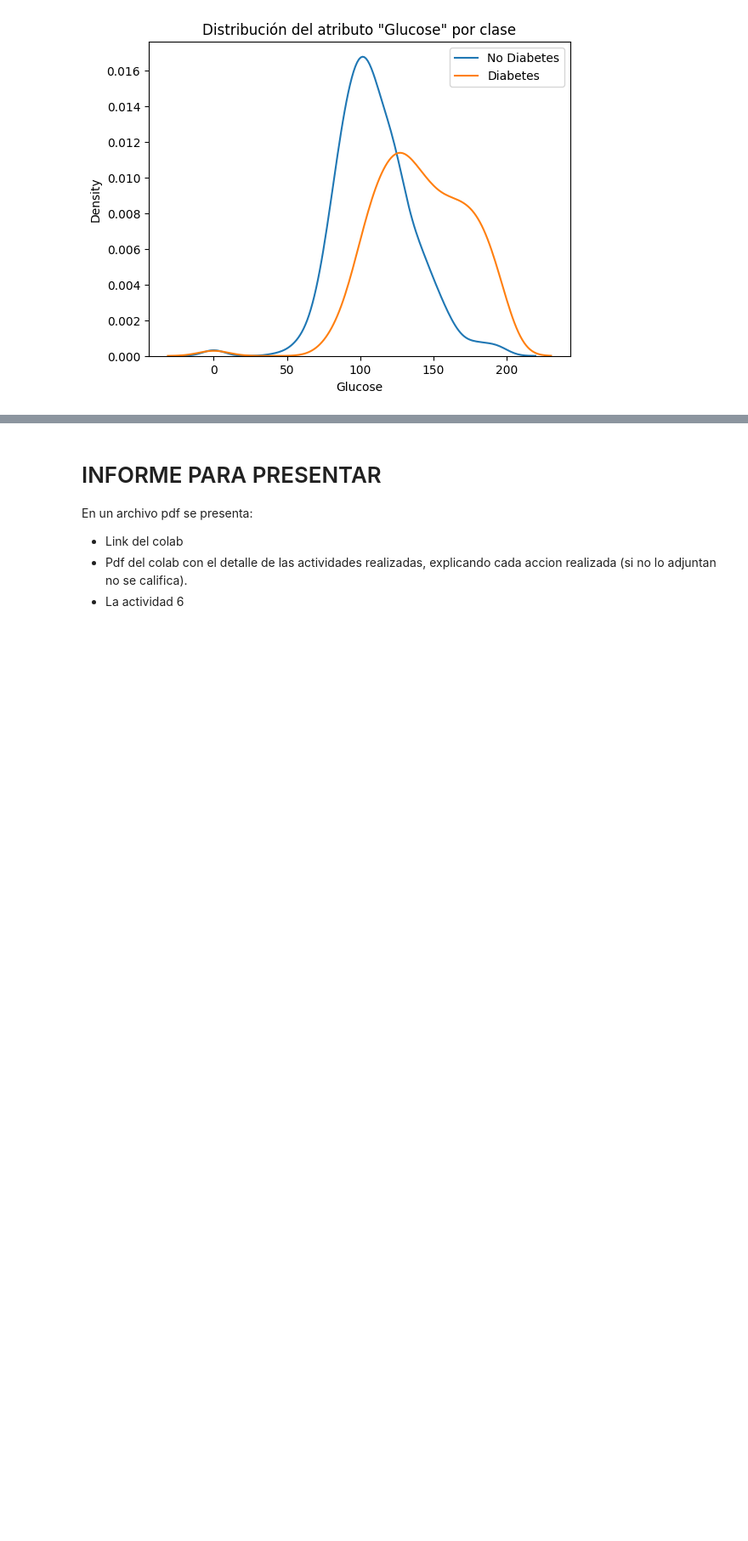
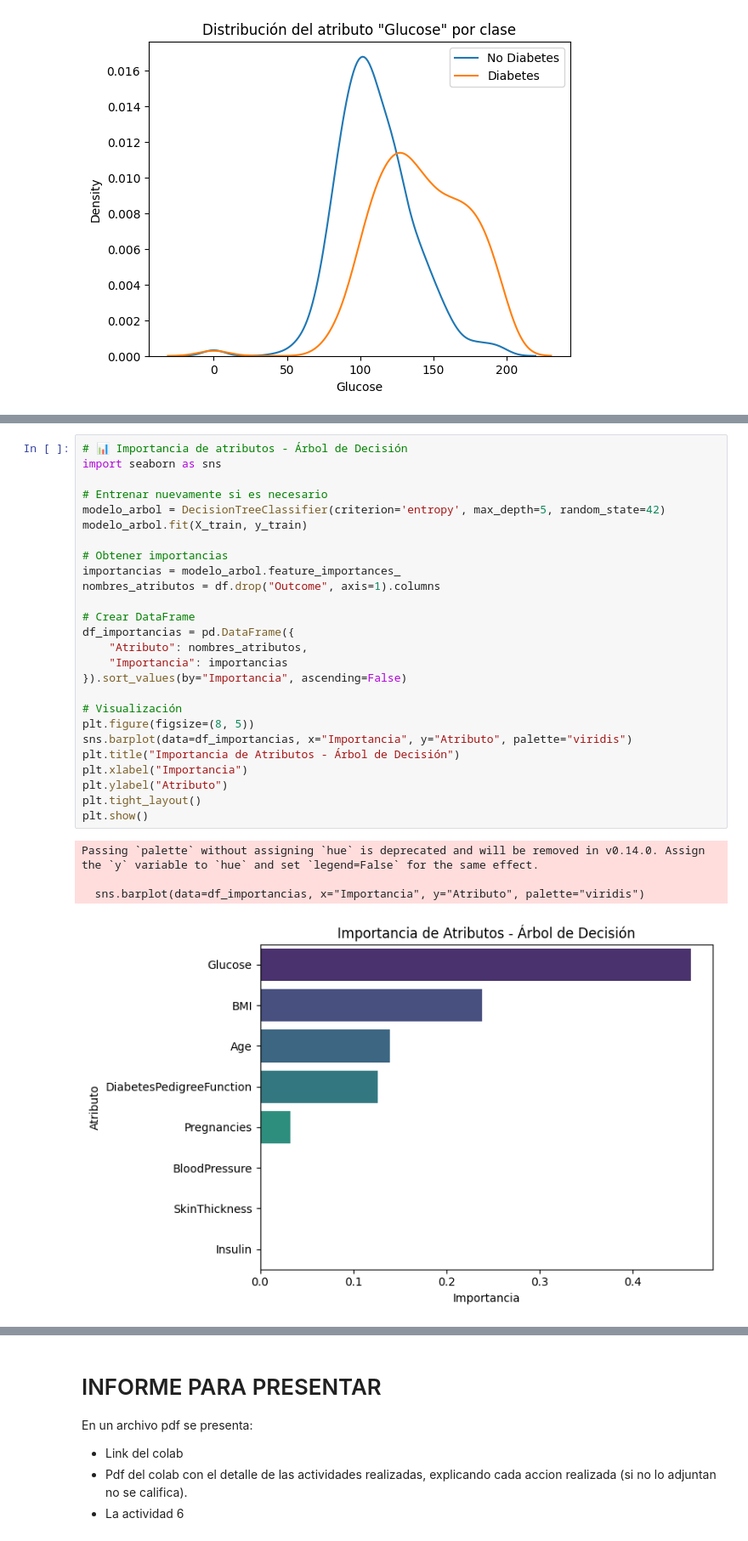
Before and after one commit to dm-barr/AILabs-Lab05, a Jupyter notebook: Lab05_LR.ipynb, the cells around one changed output, grey strips where cells are left out. Shown: that part at 85% size. Saved outputs shown, nothing was run; the diff lists cells and outputs as text; blank space fills up the shorter version.

```diff
--- a/Lab05_LR.ipynb
+++ b/Lab05_LR.ipynb
@@ -607,0 +668,31 @@ f1_macro: 0.6851
+# %%
+# 📊 Importancia de atributos - Árbol de Decisión
+import seaborn as sns
+
+# Entrenar nuevamente si es necesario
+modelo_arbol = DecisionTreeClassifier(criterion='entropy', max_depth=5, random_state=42)
+modelo_arbol.fit(X_train, y_train)
+
+# Obtener importancias
+importancias = modelo_arbol.feature_importances_
+nombres_atributos = df.drop("Outcome", axis=1).columns
+
+# Crear DataFrame
+df_importancias = pd.DataFrame({
+    "Atributo": nombres_atributos,
+    "Importancia": importancias
+}).sort_values(by="Importancia", ascending=False)
+
+# Visualización
+plt.figure(figsize=(8, 5))
+sns.barplot(data=df_importancias, x="Importancia", y="Atributo", palette="viridis")
+plt.title("Importancia de Atributos - Árbol de Decisión")
+plt.xlabel("Importancia")
+plt.ylabel("Atributo")
+plt.tight_layout()
+plt.show()
+# %% [output]
+Passing `palette` without assigning `hue` is deprecated and will be removed in v0.14.0. Assign the `y` variable to `hue` and set `legend=False` for the same effect.
+
+  sns.barplot(data=df_importancias, x="Importancia", y="Atributo", palette="viridis")
+[figure, added]
```
Also changed, not shown: parts of 14 cells of this notebook.
